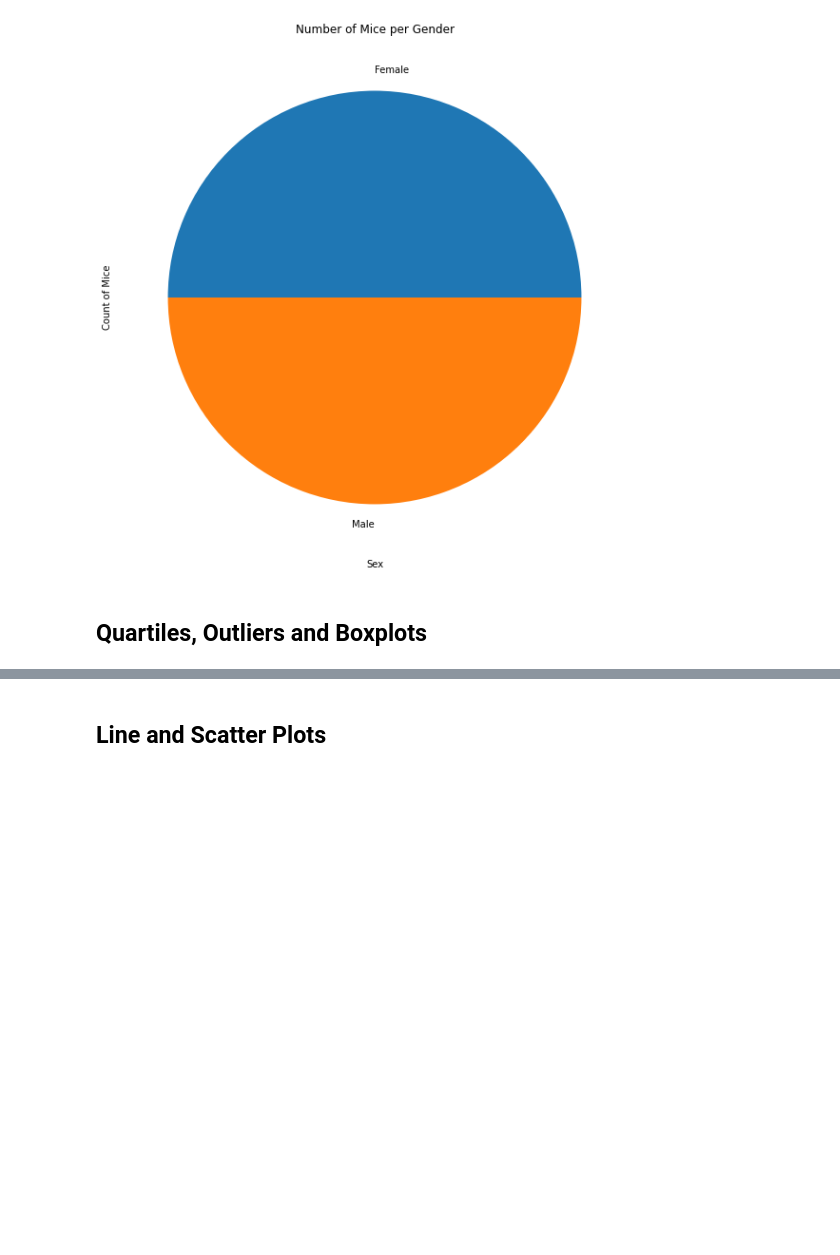
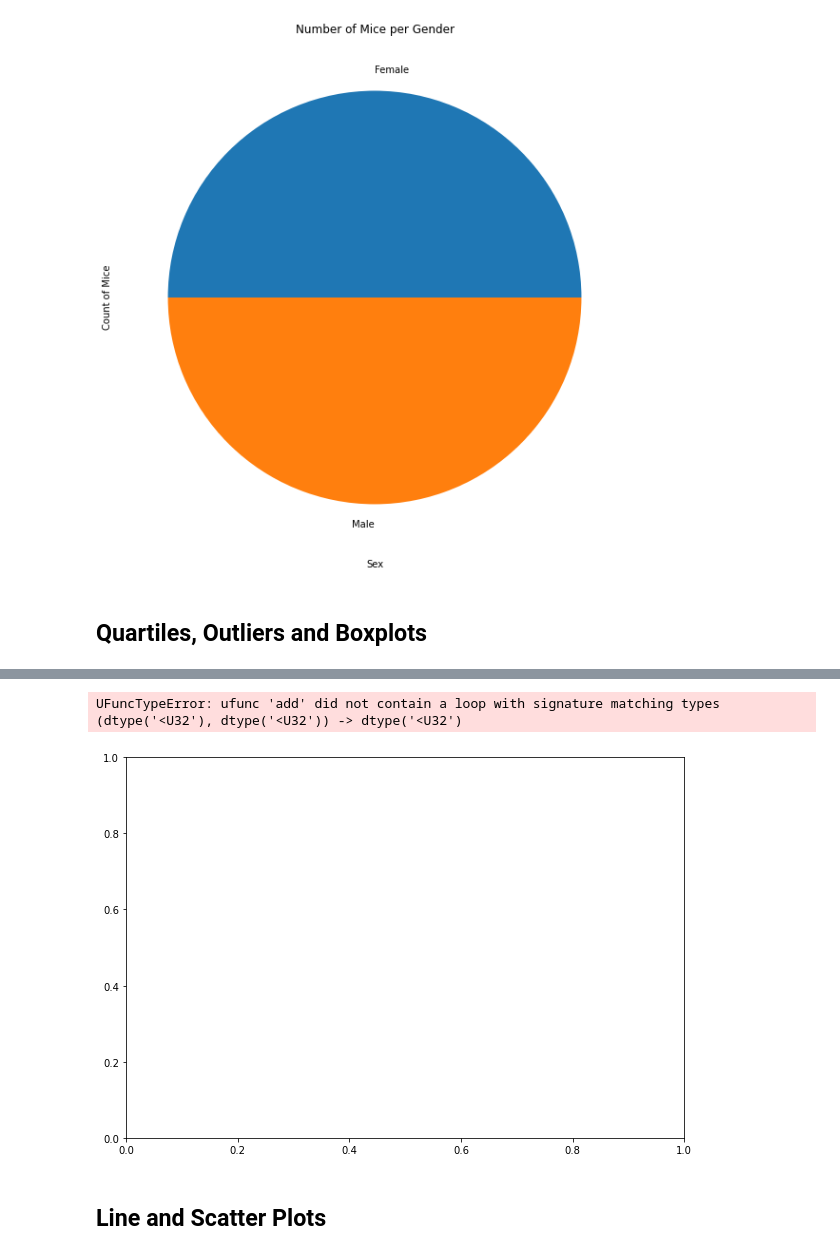
Before and after one commit to reyno255/matplotlib-challenge, a Jupyter notebook: Instructions/Pymaceuticals/main.ipynb, the cells around one changed output, grey strips where cells are left out. Saved outputs shown, nothing was run; the diff lists cells and outputs as text; code cells hidden in the pictures; blank space fills up the shorter version.

```diff
--- a/Instructions/Pymaceuticals/main.ipynb
+++ b/Instructions/Pymaceuticals/main.ipynb
@@ -236,5 +278,16 @@ print(IQR)
 # %%
 # Generate a box plot of the final tumor volume of each mouse across four regimens of interest
+data = finalvol_df.groupby(by=['Drug Regimen'])
+fig = plt.figure(figsize =(10, 7))
+
+# Creating plot
+plt.boxplot(data)
+
+# show plot
+plt.show()
+# %% [output]
+UFuncTypeError: ufunc 'add' did not contain a loop with signature matching types (dtype('<U32'), dtype('<U32')) -> dtype('<U32')
+[figure, added]
 # %% [markdown]
 ## Line and Scatter Plots
 # %%
```
Also changed, not shown: parts of 2 cells of this notebook, 1 other file.
